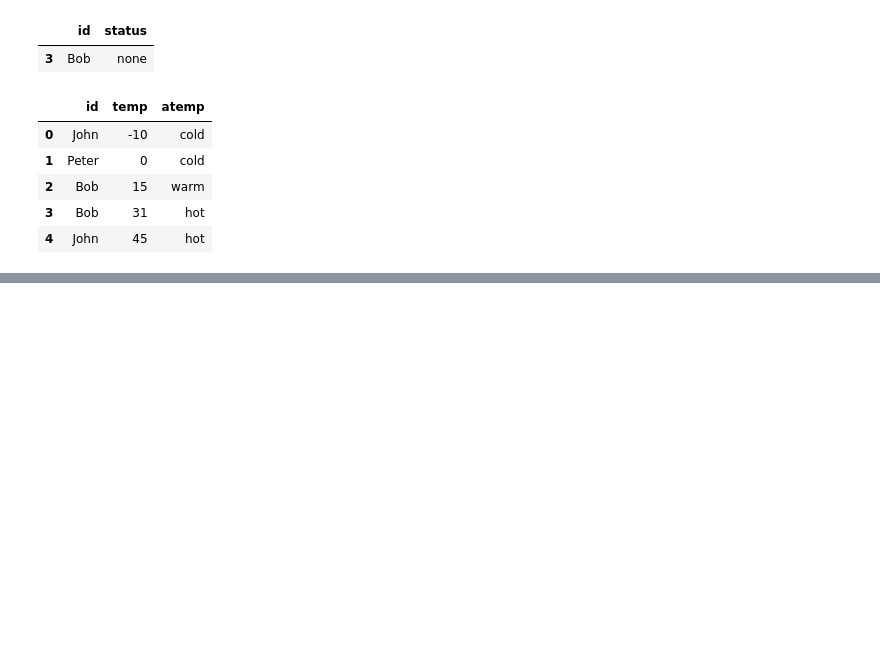
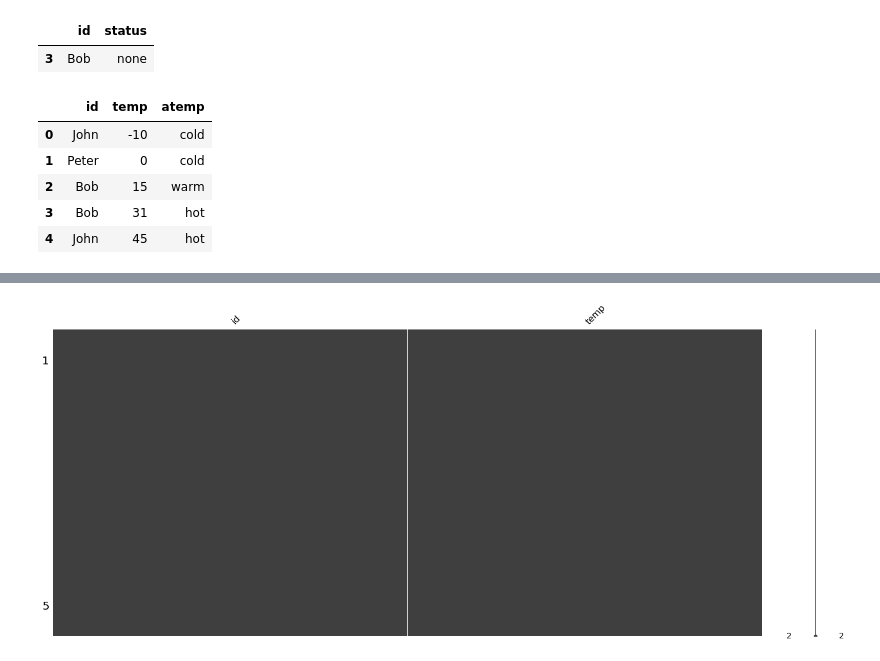
Before and after one commit to gabrielwithappy/python_study, a Jupyter notebook: Python_Basic.ipynb, the cells around one changed output, grey strips where cells are left out. Saved outputs shown, nothing was run; the diff lists cells and outputs as text; code cells hidden in the pictures; blank space fills up the shorter version.

```diff
--- a/Python_Basic.ipynb
+++ b/Python_Basic.ipynb
@@ -1303,0 +1377,11 @@ df
+# %%
+import missingno as msno
+import matplotlib.pyplot as plt
+
+df = pd.DataFrame({"id": ['John','Peter','Bob','Bob', 'John'],
+                   "temp" : [-10, 0, 15, 31, 45]})
+
+msno.matrix(df)
+plt.show()
+# %% [output]
+[figure, added]
```
Also changed, not shown: parts of 6 cells of this notebook.
